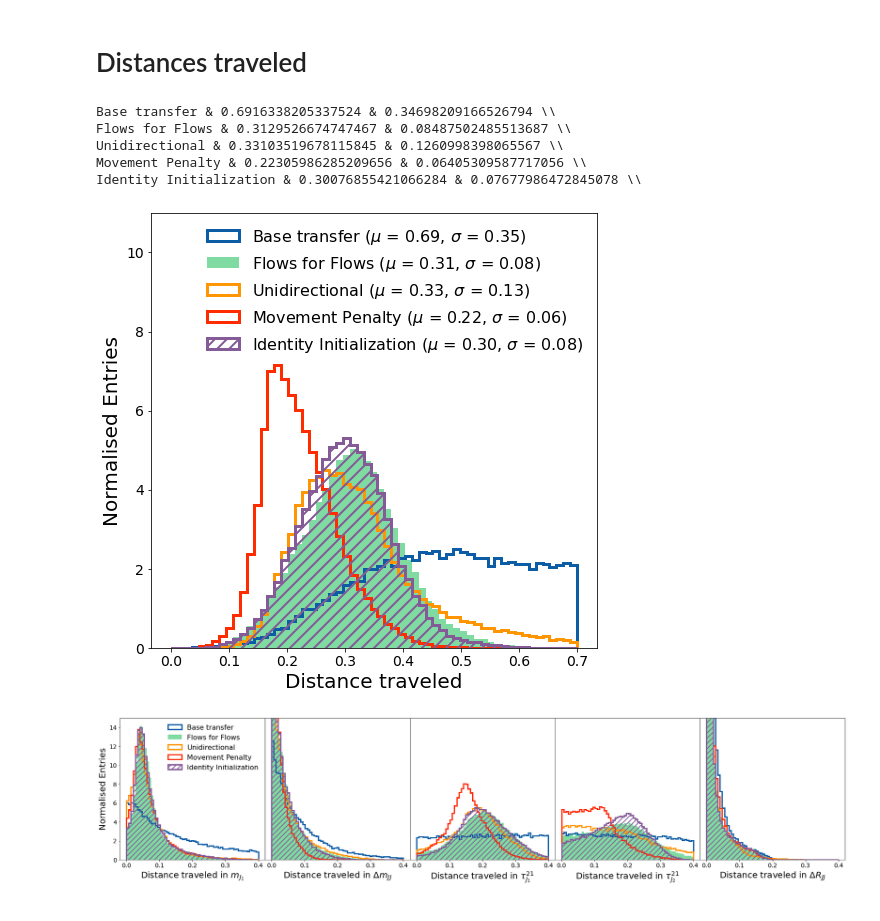
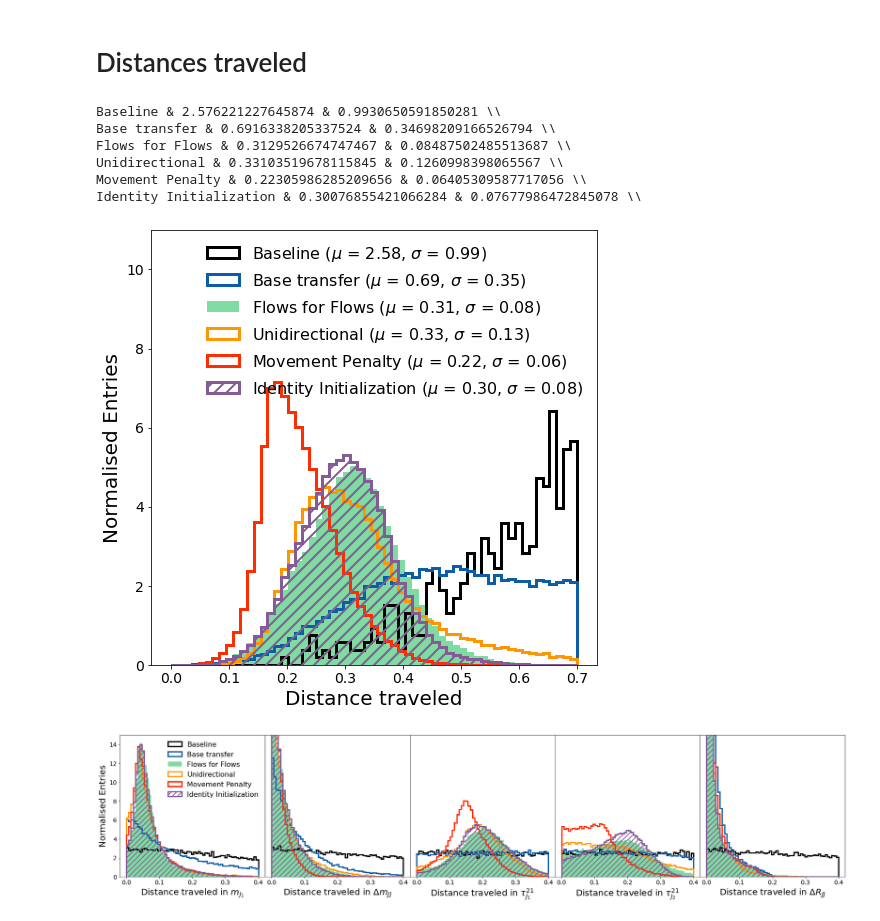
Before and after one commit to rmastand/flows4flows, a Jupyter notebook: paper_plots_science.ipynb, the cells around one changed output. Drawn from its saved outputs; the diff is of its cells as text; code cells hidden in the pictures.

```diff
--- a/paper_plots_science.ipynb
+++ b/paper_plots_science.ipynb
@@ -54,6 +54,7 @@ plt.show()
 # Set up directories to hold the transformed data
 # %%
 transformed_data = {}
+transformed_data["reference"] = val_sim_data.numpy()
 # %% [markdown]
 # Double base flow
 # %%
@@ -366,56 +353,64 @@ plt.show()
 total_distances_traveled = {}
 feature_distances_traveled = {i:{} for i in range(5)}
 
+# do the baseline
+dels = sim_dataset.data[:n_transform].numpy() - dat_dataset.data[:n_transform].numpy()
+for i in range(5):
+    feature_distances_traveled[i]["baseline"] = np.abs(dels[:,i])
+total_distances_traveled["baseline"] = np.sqrt(np.sum(dels**2, axis = 1))
+
+# do the others
 for key in transformed_data.keys():
-
-    dels = sim_dataset.data[:n_transform].numpy() - transformed_data[key]
-
+    dels = sim_dataset.data[:n_transform].numpy() - transformed_data[key][:n_transform]
     for i in range(5):
         feature_distances_traveled[i][key] = np.abs(dels[:,i])
-
     total_distances_traveled[key] = np.sqrt(np.sum(dels**2, axis = 1))
 # %%
 bins = np.linspace(0, .7, 60)
 n_round = int(2)
 
 fig = plt.figure(figsize = (8, 8))
 
-for key in transformed_data.keys():
-
-    label = labels_dict[key]
-
-    loc_mean = np.mean(total_distances_traveled[key])
-    loc_std = np.std(total_distances_traveled[key])
-
-    str_mean = '{0:.{1}f}'.format(loc_mean, 2)
-    std_std = '{0:.{1}f}'.format(loc_std, 2)
 
 
-    stats = f" ($\mu$ = {str_mean}, $\sigma$ = {std_std})"
+for key in total_distances_traveled.keys():
 
-    plt.hist(total_distances_traveled[key], bins = bins, label = label+stats, density = True,
-            histtype = style_dict[key][0], color = style_dict[key][1],
-                          alpha = style_dict[key][2],  hatch = style_dict[key][3],linewidth = style_dict[key][4])
+    if key != "reference":
+
+        label = labels_dict[key]
+        loc_mean = np.mean(total_distances_traveled[key])
+        loc_std = np.std(total_distances_traveled[key])
+
+        str_mean = '{0:.{1}f}'.format(loc_mean, 2)
+        std_std = '{0:.{1}f}'.format(loc_std, 2)
 
 
-    print(f"{label} & {loc_mean} & {loc_std} \\\\")
+        stats = f" ($\mu$ = {str_mean}, $\sigma$ = {std_std})"
+
+        plt.hist(total_distances_traveled[key], bins = bins, label = label+stats, density = True,
+                histtype = style_dict[key][0], color = style_dict[key][1],
+                              alpha = style_dict[key][2],  hatch = style_dict[key][3],linewidth = style_dict[key][4])
+
+
+        print(f"{label} & {loc_mean} & {loc_std} \\\\")
 
 
 plt.ylim(0, 11)
 plt.tick_params(axis='both', labelsize=f_3)
 plt.xlabel("Distance traveled", fontsize = f_1)
 plt.ylabel("Normalised Entries", fontsize = f_1)
 plt.legend(fontsize = f_2, frameon = False, loc = "upper right")
 plt.savefig(f"plots/science_distances_traveled_total.pdf", bbox_inches="tight")
 
 plt.show()
 # %% [output]
+Baseline & 2.576221227645874 & 0.9930650591850281 \\
 Base transfer & 0.6916338205337524 & 0.34698209166526794 \\
 Flows for Flows & 0.3129526674747467 & 0.08487502485513687 \\
 Unidirectional & 0.33103519678115845 & 0.1260998398065567 \\
 Movement Penalty & 0.22305986285209656 & 0.06405309587717056 \\
 Identity Initialization & 0.30076855421066284 & 0.07677986472845078 \\
-[figure, old version]
+[figure, new version]
 # %%
 bins = np.linspace(0, .4, 60)
 
@@ -424,11 +419,12 @@ for i in range(5):
 
     ax[i].set_ylim(0, 20)
 
-    for key in transformed_data.keys():
+    for key in total_distances_traveled.keys():
+        if key != "reference":
 
-        ax[i].hist(feature_distances_traveled[i][key], bins = bins, label = labels_dict[key],
-                   histtype = style_dict[key][0], density = True,color = style_dict[key][1],
-                          alpha = style_dict[key][2],  hatch = style_dict[key][3], linewidth = style_dict[key][4])
+            ax[i].hist(feature_distances_traveled[i][key], bins = bins, label = labels_dict[key],
+                       histtype = style_dict[key][0], density = True,color = style_dict[key][1],
+                              alpha = style_dict[key][2],  hatch = style_dict[key][3], linewidth = style_dict[key][4])
     ax[i].set_xlabel(f"Distance traveled in {labels[i]}", fontsize = f_1)
     ax[i].set_ylim(0,15)
     ax[i].tick_params(axis='both', labelsize=f_3)
@@ -442,4 +438,4 @@ ax[0].set_ylabel("Normalised Entries", fontsize = f_1)
 plt.savefig(f"plots/science_distances_traveled_features.pdf", bbox_inches="tight")
 plt.show()
 # %% [output]
-[figure, old version]
+[figure, new version]
```
Also changed, not shown: parts of 2 cells of this notebook, 2 other files.
